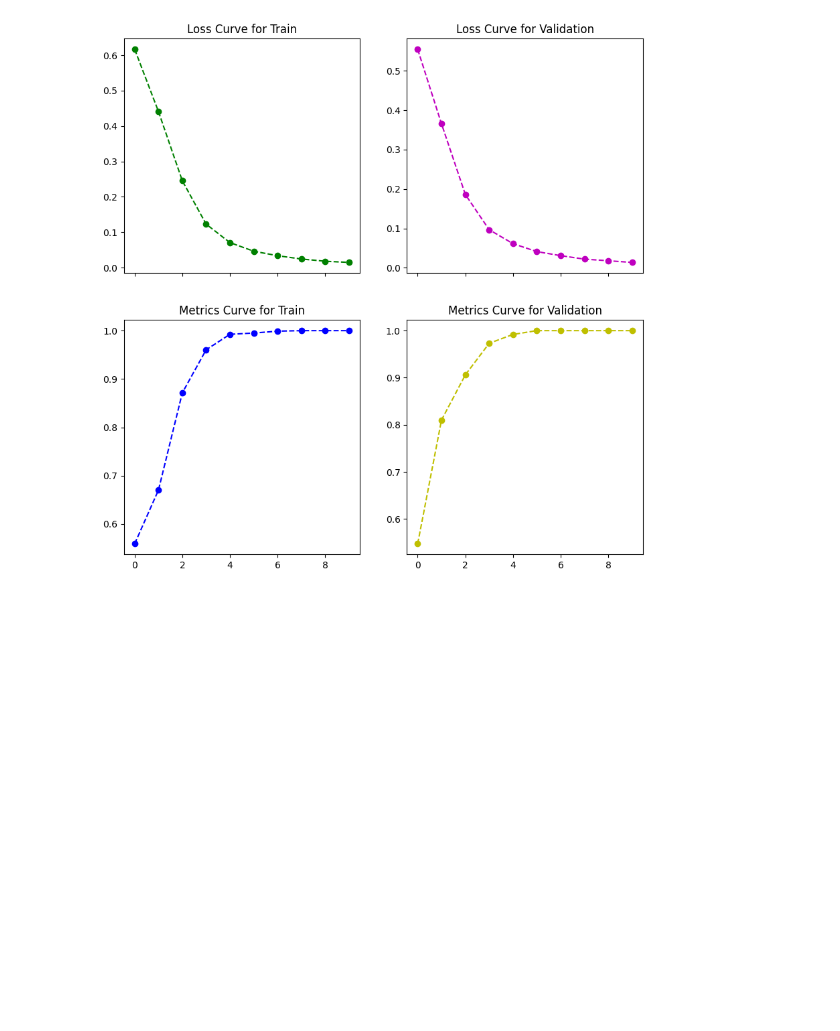
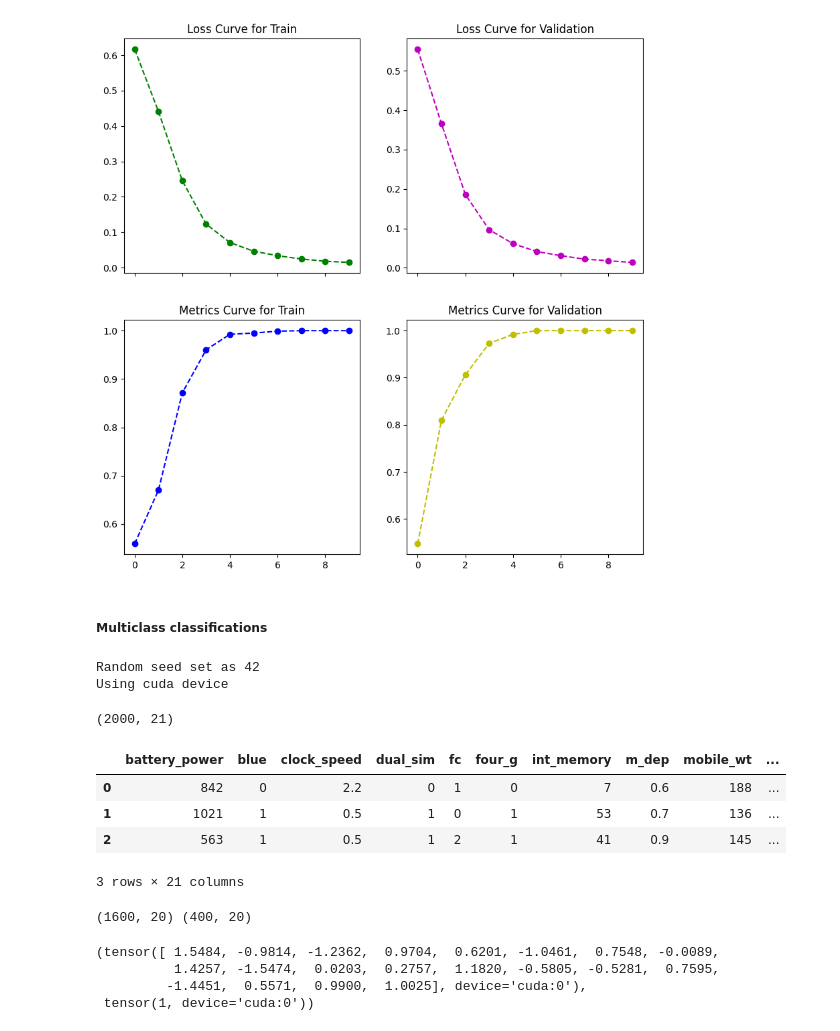
Before and after one commit to soutrik71/pytorch_classics, a Jupyter notebook: AP_Torch2.ipynb, the cells around one changed output. Cells and saved outputs as stored; diff of their text form; code cells hidden in the pictures; blank space fills up the shorter version.

```diff
--- a/AP_Torch2.ipynb
+++ b/AP_Torch2.ipynb
@@ -1031,3 +1035,43 @@ ax[1,1].set_title("Metrics Curve for Validation")
 # %% [output]
 Text(0.5, 1.0, 'Metrics Curve for Validation')
 [figure]
+# %% [markdown]
+##### Multiclass classifications
+# %%
+# Set manual seed since nn.Parameter are randomly initialzied
+set_seed(42)
+
+# set device
+device = "cuda" if torch.cuda.is_available() else "cpu"
+print(f"Using {device} device")
+
+# hyper params
+batch_size = 32
+epochs = 10
+lr = 1e-3
+# %% [output]
+Random seed set as 42
+Using cuda device
+# %%
+# reading the mobile classification dataset
+mobile_df = pd.read_csv("https://raw.githubusercontent.com/apoorvaKR12695/Mobile-Price-Range-Prediction/main/Dataset/data_mobile_price_range.csv")
+print(mobile_df.shape)
+# %% [output]
+(2000, 21)
+# %%
+mobile_df.head(3)
+# %% [output]
+|  | battery_power | blue | clock_speed | dual_sim | fc | four_g | int_memory | m_dep | mobile_wt | ... |
+| 0 | 842 | 0 | 2.2 | 0 | 1 | 0 | 7 | 0.6 | 188 | ... |
+| 1 | 1021 | 1 | 0.5 | 1 | 0 | 1 | 53 | 0.7 | 136 | ... |
+| 2 | 563 | 1 | 0.5 | 1 | 2 | 1 | 41 | 0.9 | 145 | ... |
+3 rows × 21 columns
+# %%
+# train test split
+X= mobile_df.drop(columns=["price_range"])
+y = mobile_df["price_range"]
+
+train_x, test_x, train_y, test_y = train_test_split(X, y, test_size=0.2, random_state=42)
+print(train_x.shape,test_x.shape)
+# %% [output]
+(1600, 20) (400, 20)
@@ -1033,0 +1101,7 @@ Text(0.5, 1.0, 'Metrics Curve for Validation')
+# %%
+next(iter(train_dataset))
+# %% [output]
+(tensor([ 1.5484, -0.9814, -1.2362,  0.9704,  0.6201, -1.0461,  0.7548, -0.0089,
+          1.4257, -1.5474,  0.0203,  0.2757,  1.1820, -0.5805, -0.5281,  0.7595,
+         -1.4451,  0.5571,  0.9900,  1.0025], device='cuda:0'),
+ tensor(1, device='cuda:0'))
```
Also changed, not shown: parts of 16 cells of this notebook.
